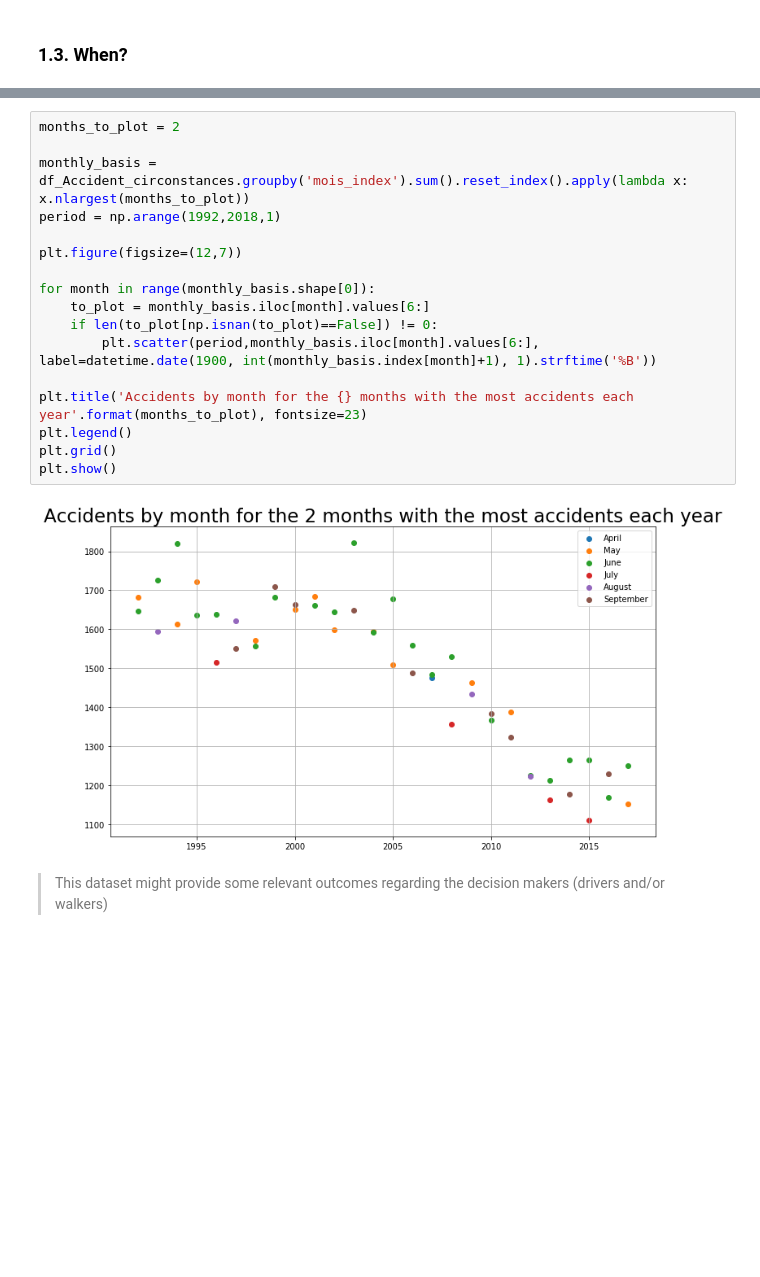
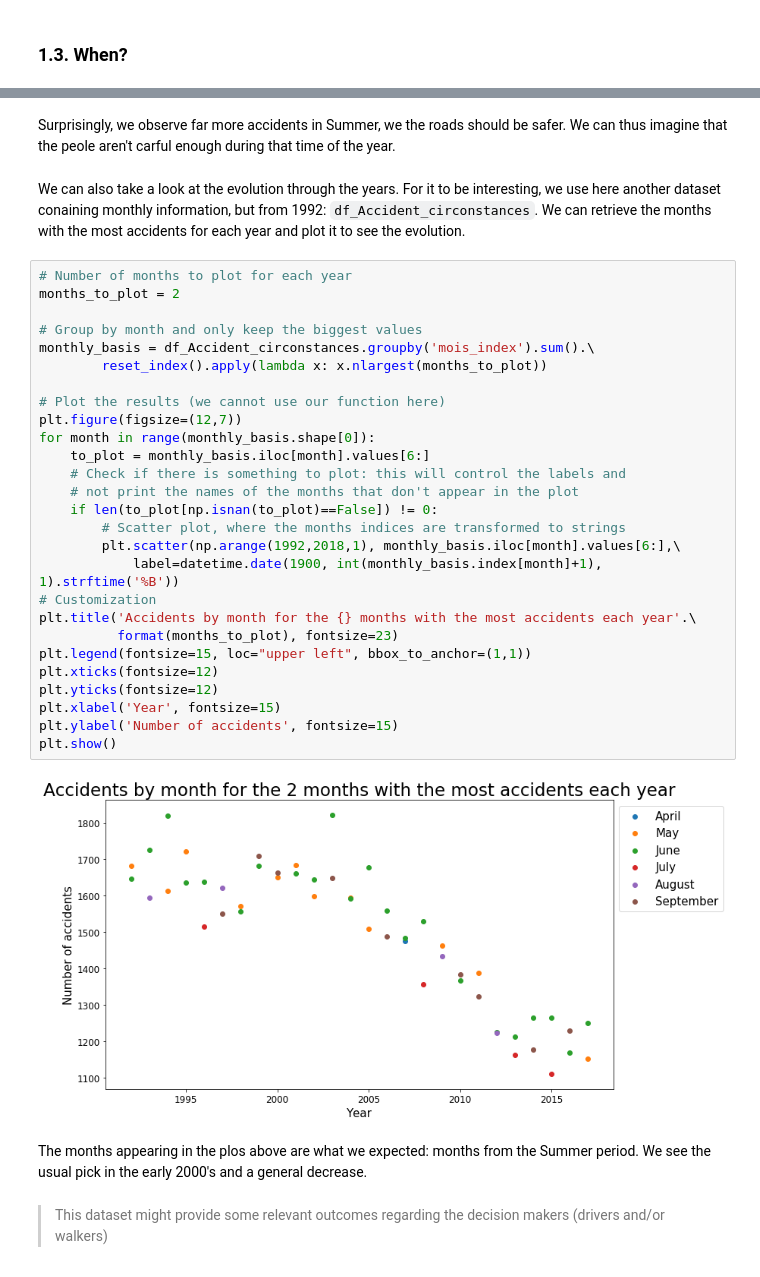
Before and after one commit to epfl-ada-2018/project-pizzafels, a Jupyter notebook: Milestone3 - Complete Analysis.ipynb, the cells around one changed output, grey strips where cells are left out. Drawn from its saved outputs; the diff is of its cells as text; blank space fills up the shorter version.

```diff
--- a/Milestone3 - Complete Analysis.ipynb
+++ b/Milestone3 - Complete Analysis.ipynb
@@ -860,21 +933,37 @@ plt.show()
+# %% [markdown]
+Surprisingly, we observe far more accidents in Summer, we the roads should be safer. We can thus imagine that the peole aren't carful enough during that time of the year.
+# %% [markdown]
+We can also take a look at the evolution through the years. For it to be interesting, we use here another dataset conaining monthly information, but from 1992: `df_Accident_circonstances`. We can retrieve the months with the most accidents for each year and plot it to see the evolution.
 # %%
+# Number of months to plot for each year
 months_to_plot = 2
 
-monthly_basis = df_Accident_circonstances.groupby('mois_index').sum().reset_index().apply(lambda x: x.nlargest(months_to_plot))
-period = np.arange(1992,2018,1)
+# Group by month and only keep the biggest values
+monthly_basis = df_Accident_circonstances.groupby('mois_index').sum().\
+        reset_index().apply(lambda x: x.nlargest(months_to_plot))
 
+# Plot the results (we cannot use our function here)
 plt.figure(figsize=(12,7))
-
 for month in range(monthly_basis.shape[0]):
     to_plot = monthly_basis.iloc[month].values[6:]
+    # Check if there is something to plot: this will control the labels and
+    # not print the names of the months that don't appear in the plot
     if len(to_plot[np.isnan(to_plot)==False]) != 0:
-        plt.scatter(period,monthly_basis.iloc[month].values[6:], label=datetime.date(1900, int(monthly_basis.index[month]+1), 1).strftime('%B'))
-
-plt.title('Accidents by month for the {} months with the most accidents each year'.format(months_to_plot), fontsize=23)
-plt.legend()
-plt.grid()
+        # Scatter plot, where the months indices are transformed to strings
+        plt.scatter(np.arange(1992,2018,1), monthly_basis.iloc[month].values[6:],\
+            label=datetime.date(1900, int(monthly_basis.index[month]+1), 1).strftime('%B'))
+# Customization
+plt.title('Accidents by month for the {} months with the most accidents each year'.\
+          format(months_to_plot), fontsize=23)
+plt.legend(fontsize=15, loc="upper left", bbox_to_anchor=(1,1))
+plt.xticks(fontsize=12)
+plt.yticks(fontsize=12)
+plt.xlabel('Year', fontsize=15)
+plt.ylabel('Number of accidents', fontsize=15)
 plt.show()
 # %% [output]
-[figure, old version]
+[figure, new version]
+# %% [markdown]
+The months appearing in the plos above are what we expected: months from the Summer period. We see the usual pick in the early 2000's and a general decrease.
 # %% [markdown]
 > This dataset might provide some relevant outcomes regarding the decision makers (drivers and/or walkers)
```
Also changed, not shown: parts of 74 cells of this notebook, 1 other file.
